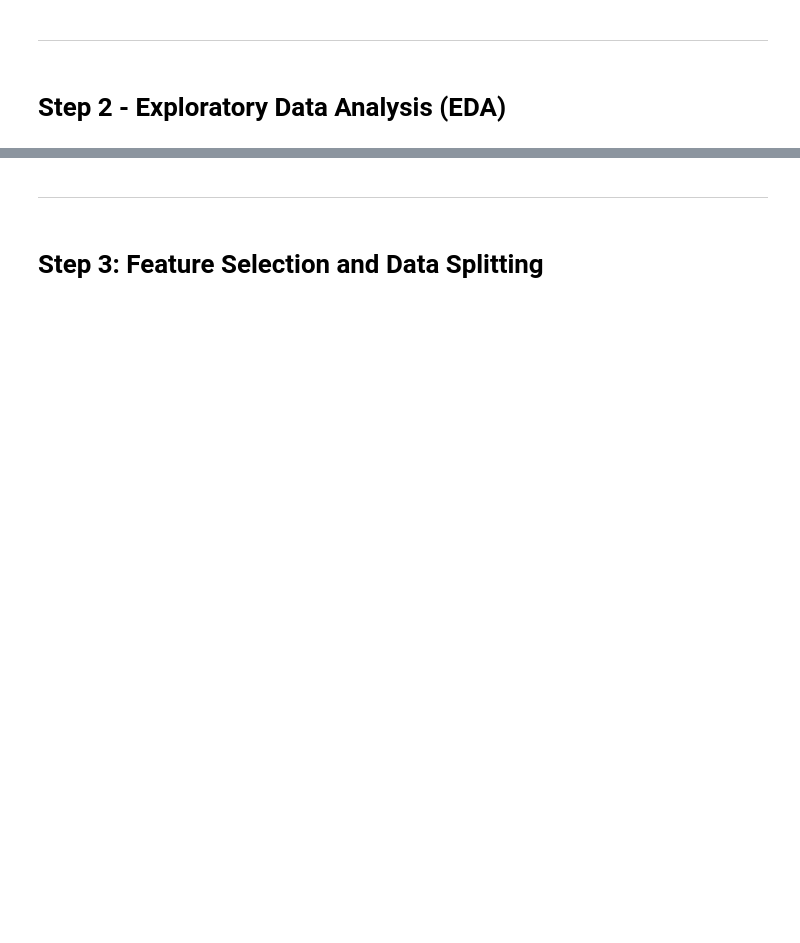
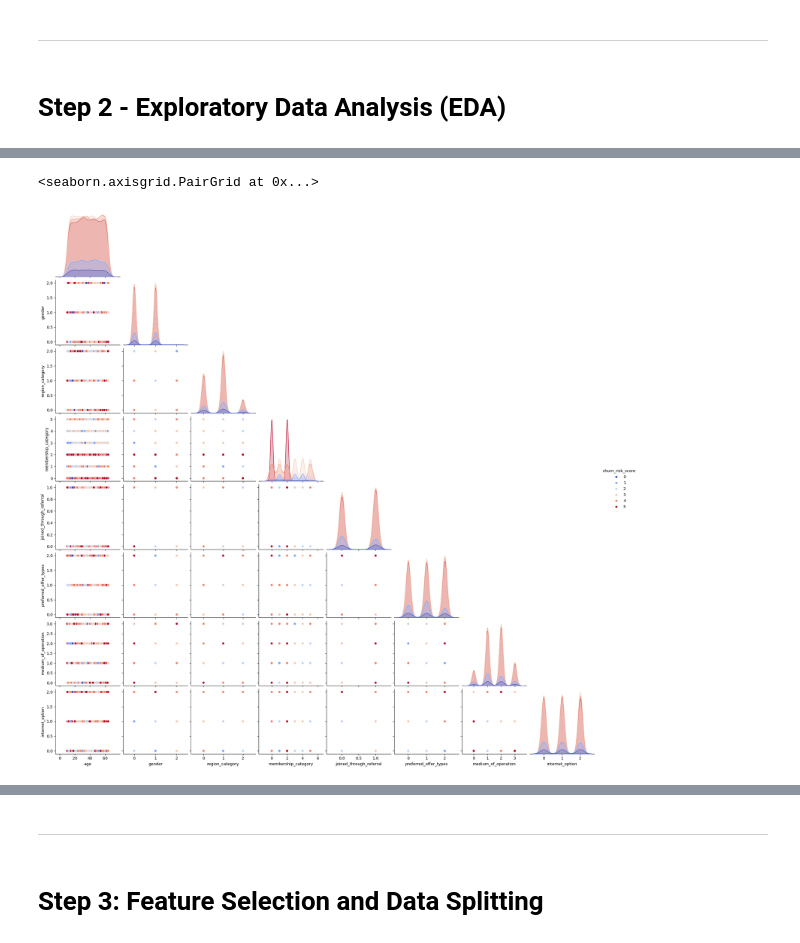
Before and after one commit to getnetbogale27/Baacumen-SML-Group-Project, a Jupyter notebook: ML_Group_Assignment_1.ipynb, the cells around one changed output, grey strips where cells are left out. Saved outputs shown, nothing was run; the diff lists cells and outputs as text; code cells hidden in the pictures; blank space fills up the shorter version.

```diff
--- a/ML_Group_Assignment_1.ipynb
+++ b/ML_Group_Assignment_1.ipynb
@@ -448,0 +552,11 @@ sns.heatmap(corr, cmap='Reds', annot=True, vmin=0, vmax=1, robust=False)
+# %%
+custormer_segmentation_1 = df[['age', 'gender', 'region_category', 'membership_category', 'joined_through_referral',
+                                'preferred_offer_types', 'medium_of_operation', 'internet_option', 'churn_risk_score']]
+custormer_segmentation_2 = df[['avg_time_spent', 'avg_transaction_value', 'avg_frequency_login_days',
+                                'points_in_wallet', 'used_special_discount', 'offer_application_preference',
+                                  'engagement_score', 'churn_risk_score']]
+# %%
+sns.pairplot(custormer_segmentation_1, hue='churn_risk_score', palette='coolwarm', corner=True)
+# %% [output]
+<seaborn.axisgrid.PairGrid at 0x...>
+[figure, added]
```
Also changed, not shown: parts of 51 cells of this notebook.
